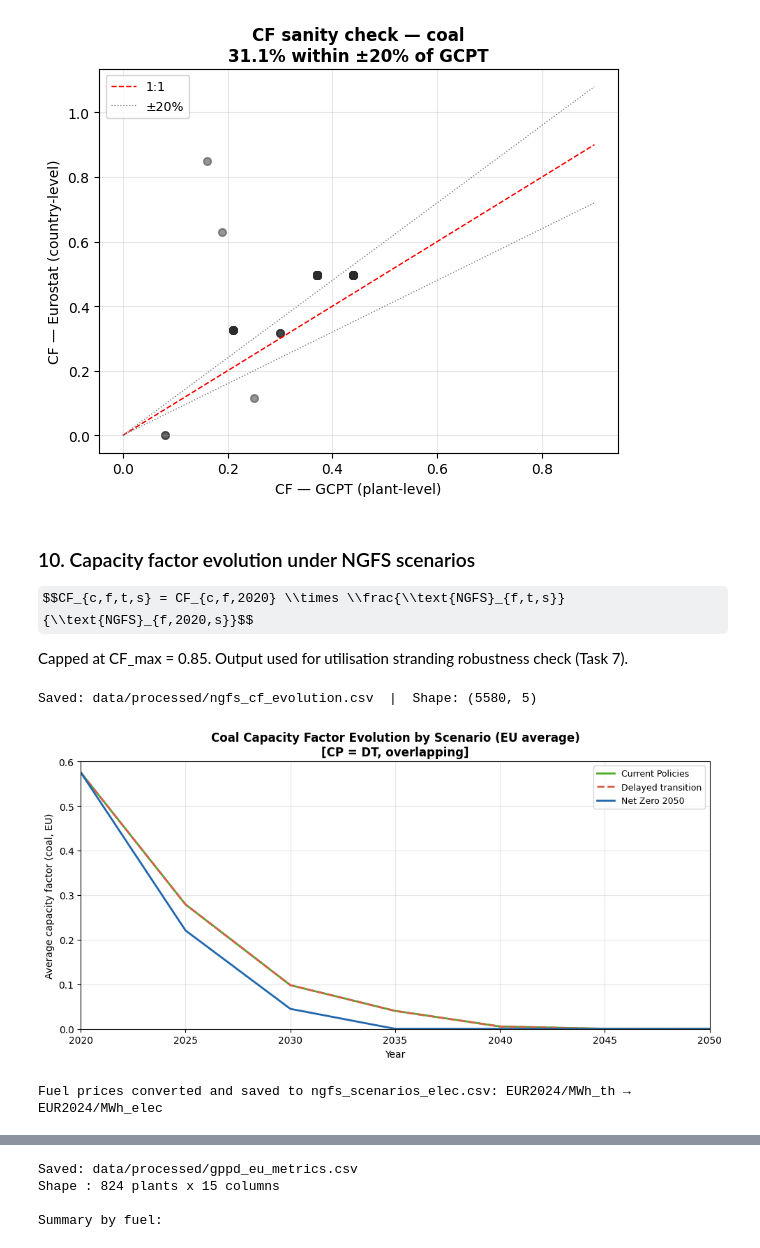
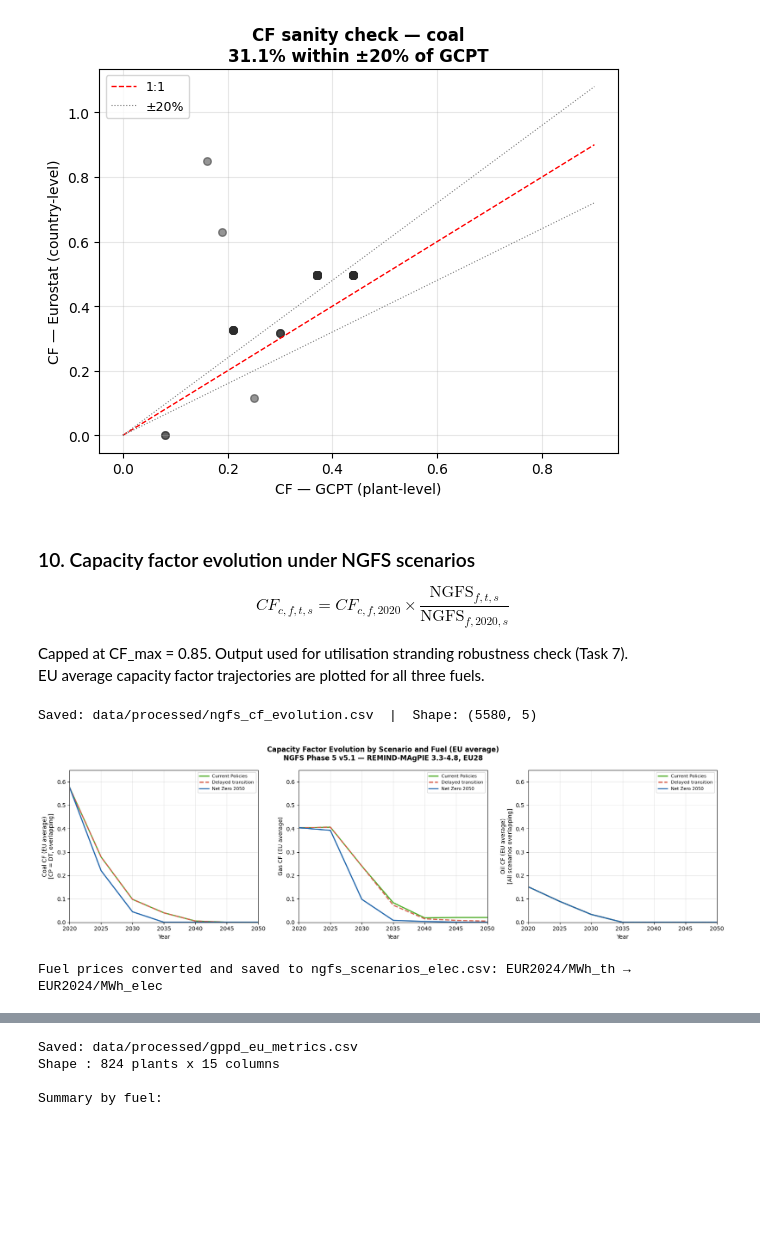
Before and after one commit to abdoulayetraore07/Green_finance_project, a Jupyter notebook: notebooks/person1/task3_plant_metrics.ipynb, the cells around one changed output, grey strips where cells are left out. Drawn from its saved outputs; the diff is of its cells as text; code cells hidden in the pictures; some formulas as TeX source; blank space fills up the shorter version.

Commit message:
Ajout de CF pour gas et oil sur plot

```diff
--- a/notebooks/person1/task3_plant_metrics.ipynb
+++ b/notebooks/person1/task3_plant_metrics.ipynb
@@ -400,9 +400,10 @@ if len(coal_matched) > 0:
 # %% [markdown]
 ### 10. Capacity factor evolution under NGFS scenarios
 
-$$CF_{c,f,t,s} = CF_{c,f,2020} \\times \\frac{\\text{NGFS}_{f,t,s}}{\\text{NGFS}_{f,2020,s}}$$
+$$CF_{c,f,t,s} = CF_{c,f,2020} \times \frac{\text{NGFS}_{f,t,s}}{\text{NGFS}_{f,2020,s}}$$
 
 Capped at CF_max = 0.85. Output used for utilisation stranding robustness check (Task 7).
+EU average capacity factor trajectories are plotted for all three fuels.
 # %%
 ngfs = pd.read_csv('../../data/processed/ngfs_scenarios.csv')
 
@@ -437,50 +438,58 @@ for fuel, var in NGFS_GEN_VARS.items():
 df_cf_evo = pd.DataFrame(cf_evo_records)
 df_cf_evo.to_csv('../../data/processed/ngfs_cf_evolution.csv', index=False)
 print(f"Saved: data/processed/ngfs_cf_evolution.csv  |  Shape: {df_cf_evo.shape}")
 
 SCENARIO_COLORS    = {'Net Zero 2050':'#2166ac','Delayed transition':'#d6604d','Current Policies':'#4dac26'}
 SCENARIO_LINESTYLE = {'Net Zero 2050':'-','Delayed transition':'--','Current Policies':'-'}
+FUEL_TITLES = {
+    'coal': 'Coal CF (EU average)\n[CP = DT, overlapping]',
+    'gas' : 'Gas CF (EU average)',
+    'oil' : 'Oil CF (EU average)\n[All scenarios overlapping]',
+}
 
-fig, ax = plt.subplots(figsize=(10, 5))
-coal_avg = df_cf_evo[df_cf_evo['fuel']=='coal'].groupby(['scenario','year'])['cf'].mean().reset_index()
-for scenario, grp in coal_avg.groupby('scenario'):
-    ax.plot(grp['year'], grp['cf'],
-            color=SCENARIO_COLORS.get(scenario,'grey'),
-            linestyle=SCENARIO_LINESTYLE.get(scenario,'-'),
-            linewidth=2, label=scenario)
-ax.set_xlabel('Year')
-ax.set_ylabel('Average capacity factor (coal, EU)')
-ax.set_title('Coal Capacity Factor Evolution by Scenario (EU average)\n[CP = DT, overlapping]',
-             fontweight='bold')
-ax.legend(fontsize=9)
-ax.set_xlim(2020, 2050)
-ax.set_ylim(0, 0.6)
-ax.grid(True, alpha=0.3)
+fig, axes = plt.subplots(1, 3, figsize=(17, 5), sharey=False)
+
+for ax, fuel in zip(axes, ['coal', 'gas', 'oil']):
+    fuel_avg = df_cf_evo[df_cf_evo['fuel'] == fuel].groupby(['scenario','year'])['cf'].mean().reset_index()
+    for scenario, grp in fuel_avg.groupby('scenario'):
+        ax.plot(grp['year'], grp['cf'],
+                color=SCENARIO_COLORS.get(scenario, 'grey'),
+                linestyle=SCENARIO_LINESTYLE.get(scenario, '-'),
+                linewidth=2, label=scenario)
+    ax.set_xlabel('Year', fontsize=10)
+    ax.set_ylabel(FUEL_TITLES[fuel], fontsize=10)
+    ax.set_xlim(2020, 2050)
+    ax.set_ylim(0, 0.65)
+    ax.grid(True, alpha=0.3)
+    ax.legend(fontsize=8)
+
+fig.suptitle('Capacity Factor Evolution by Scenario and Fuel (EU average)\nNGFS Phase 5 v5.1 — REMIND-MAgPIE 3.3-4.8, EU28',
+             fontsize=12, fontweight='bold')
 plt.tight_layout()
-plt.savefig('../../outputs/figures/fig8_cf_evolution_coal.png', dpi=150, bbox_inches='tight')
+plt.savefig('../../outputs/figures/fig8_cf_evolution_all_fuels.png', dpi=150, bbox_inches='tight')
 plt.show()
 
 
 
 # Convert NGFS fuel prices: EUR2024/MWh_th → EUR2024/MWh_elec (divide by η)
 # Guard: skip if already converted (prevents double-division on re-run)
 sample_unit = ngfs.loc[ngfs['variable'] == 'Price|Primary Energy|Coal', 'unit'].iloc[0]
 if sample_unit == 'EUR2024/MWh':
     for var, fuel in [
         ('Price|Primary Energy|Coal', 'coal'),
         ('Price|Primary Energy|Gas',  'gas'),
         ('Price|Primary Energy|Oil',  'oil'),
     ]:
         mask = ngfs['variable'] == var
         ngfs.loc[mask, 'value'] = ngfs.loc[mask, 'value'] / ETA_FUEL[fuel]
         ngfs.loc[mask, 'unit']  = 'EUR2024/MWh_elec'
     ngfs.to_csv('../../data/processed/ngfs_scenarios_elec.csv', index=False)
     print('Fuel prices converted and saved to ngfs_scenarios_elec.csv: EUR2024/MWh_th → EUR2024/MWh_elec')
 else:
     print(f'Fuel prices already in {sample_unit} — no conversion applied (ngfs_scenarios_elec.csv)')
 # %% [output]
 Saved: data/processed/ngfs_cf_evolution.csv  |  Shape: (5580, 5)
-[figure, old version]
+[figure, new version]
 Fuel prices converted and saved to ngfs_scenarios_elec.csv: EUR2024/MWh_th → EUR2024/MWh_elec
 # %% [markdown]
 ### 11. Save gppd_eu_metrics.csv
```
Also changed, not shown: parts of 2 cells of this notebook, 3 other files.
